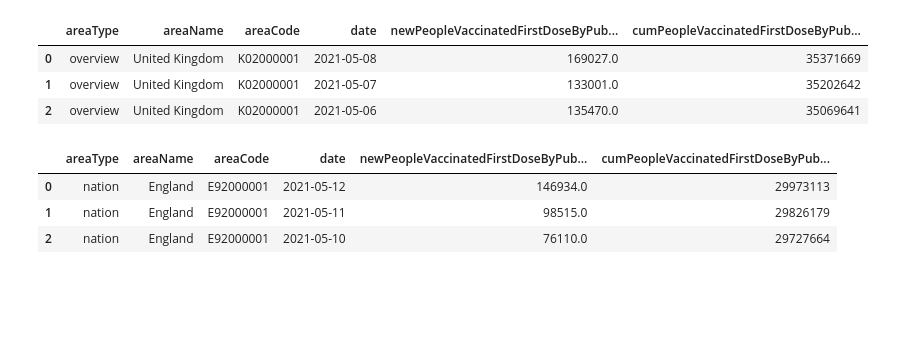
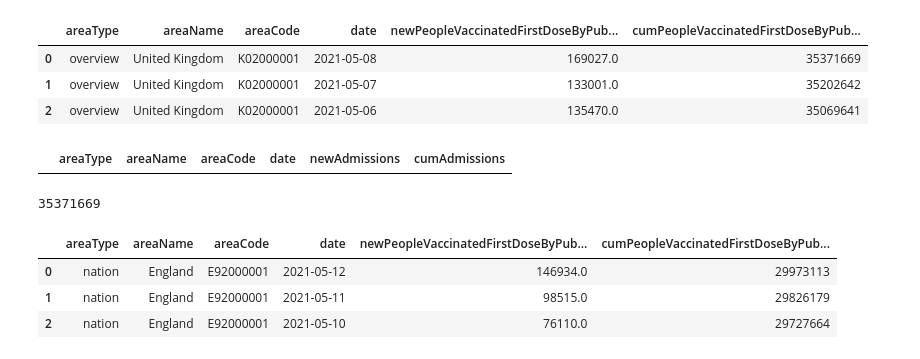
Before and after one commit to Manuel-DominguezCBG/SQL2Dashboard, a Jupyter notebook: Covid-19/COVID-19_data_to_dashboard.ipynb, the cells around one changed output. Cells and saved outputs as stored; diff of their text form; code cells hidden in the pictures; blank space fills up the shorter version.

```diff
--- a/Covid-19/COVID-19_data_to_dashboard.ipynb
+++ b/Covid-19/COVID-19_data_to_dashboard.ipynb
@@ -99,0 +119,6 @@ People_vaccinated.head(3)
+# %%
+patients_adm2 = patients_adm[(patients_adm['date']>='2021-05-06') & (patients_adm['date']<="2021-05-06")]
+TOTAL_PA = patients_adm2['newAdmissions'].sum()
+patients_adm2
+# %% [output]
+|  | areaType | areaName | areaCode | date | newAdmissions | cumAdmissions |
@@ -100,3 +133,7 @@ People_vaccinated.head(3)
+# %%
+update_small_cards("2010-12-23","2021-05-08")
+# %% [output]
+35371669
 # %%
 # 6. People vaccinated by regions
 
```
Also changed, not shown: parts of 18 cells of this notebook, 14 other files.
